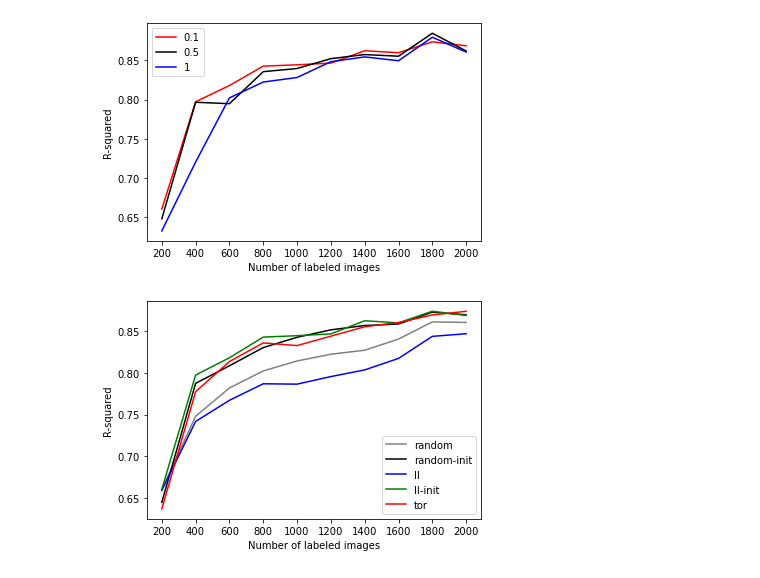
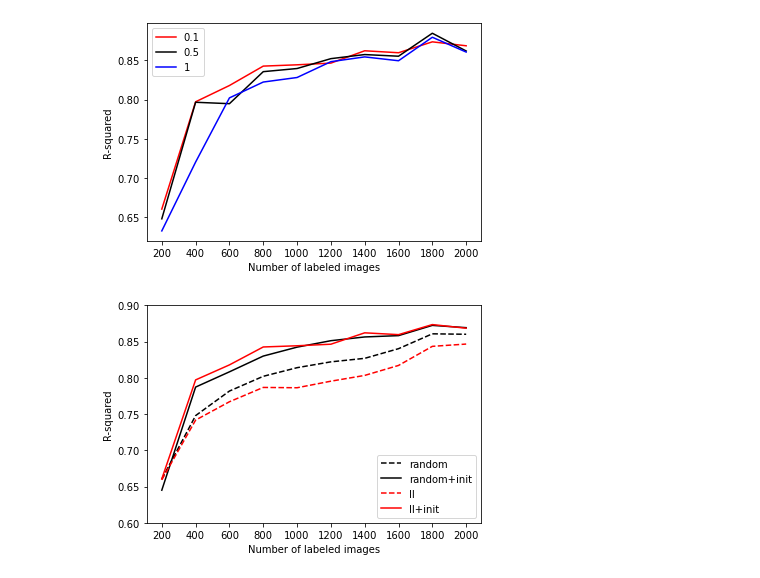
Before and after one commit to wonderit/Learning-Loss-for-Active-Learning, a Jupyter notebook: plot_result.ipynb, the cells around one changed output. Cells and saved outputs as stored; diff of their text form; code cells hidden in the pictures.

```diff
--- a/plot_result.ipynb
+++ b/plot_result.ipynb
@@ -97,25 +95,26 @@ plt.show()
 # %%
 
 result = pd.read_csv('csv/k200_m0.1_s20k_init.csv', sep='\t')
 
 # gca stands for 'get current axis'
 ax = plt.gca()
 
 k = 200
 result['x'] = list(range(k, 10 * k + 1, k))
 
-result.plot(kind='line', use_index=True, x='x', y='random', color='gray', ax=ax)
-result.plot(kind='line', use_index=True, x='x', y='random-init', color='black', ax=ax)
-result.plot(kind='line', use_index=True, x='x', y='ll', color='blue', ax=ax)
-result.plot(kind='line', use_index=True, x='x', y='ll-init', color='green', ax=ax)
-result.plot(kind='line', use_index=True, x='x', y='tor', color='red', ax=ax)
+result.plot(kind='line', use_index=True, x='x', y='random', color='black', linestyle='dashed', ax=ax)
+result.plot(kind='line', use_index=True, x='x', y='random-init', label='random+init', color='black', ax=ax)
+result.plot(kind='line', use_index=True, x='x', y='ll', color='red', linestyle='dashed', ax=ax)
+result.plot(kind='line', use_index=True, x='x', y='ll-init', label='ll+init', color='red', ax=ax)
+# result.plot(kind='line', use_index=True, x='x', y='tor', color='red', ax=ax)
 
 plt.xlabel('Number of labeled images')
 plt.ylabel('R-squared')
 
 plt.xticks(np.arange(k, 10 * k + 1, step=k))
+plt.ylim([0.6, 0.9])
 
-plt.savefig('fig/result-k200-s20k-compare.png', dpi=300)
+plt.savefig('fig/result-k200-s20k-compare-baseline.png', dpi=300)
 plt.show()
 # %% [output]
-[figure, old version]
+[figure, new version]
```
Also changed, not shown: parts of 2 cells of this notebook, 1 other file.
